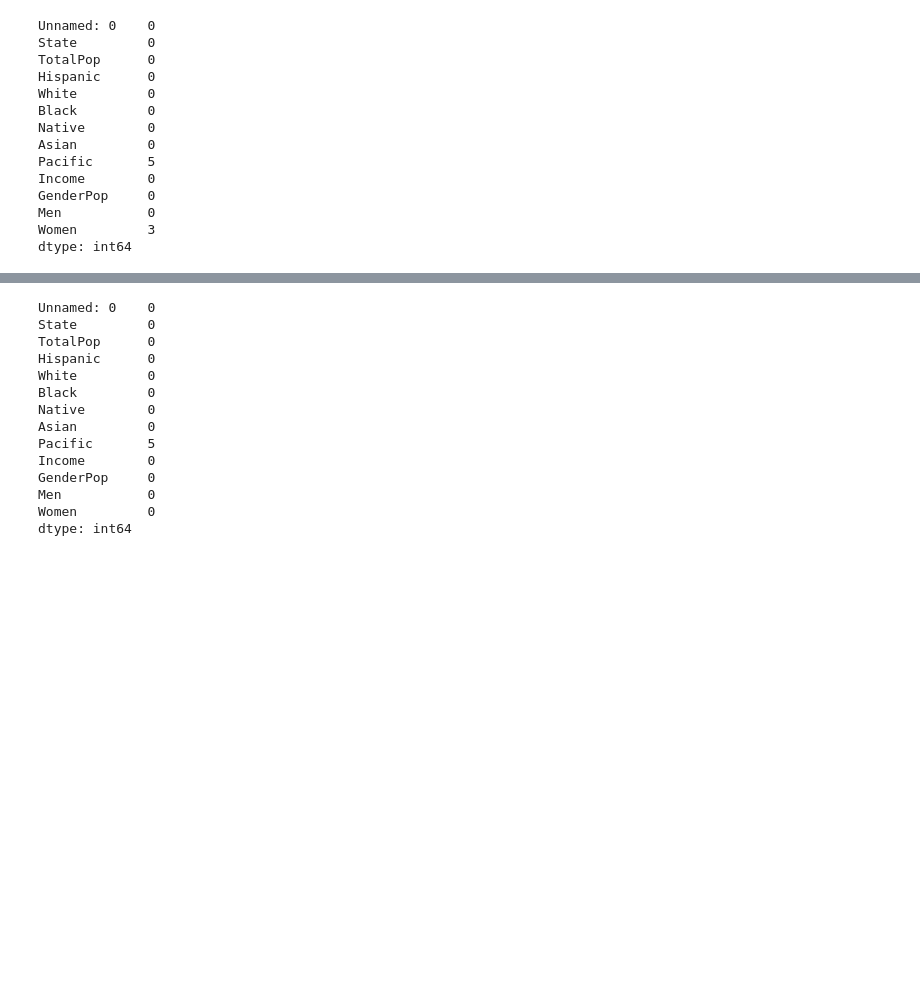
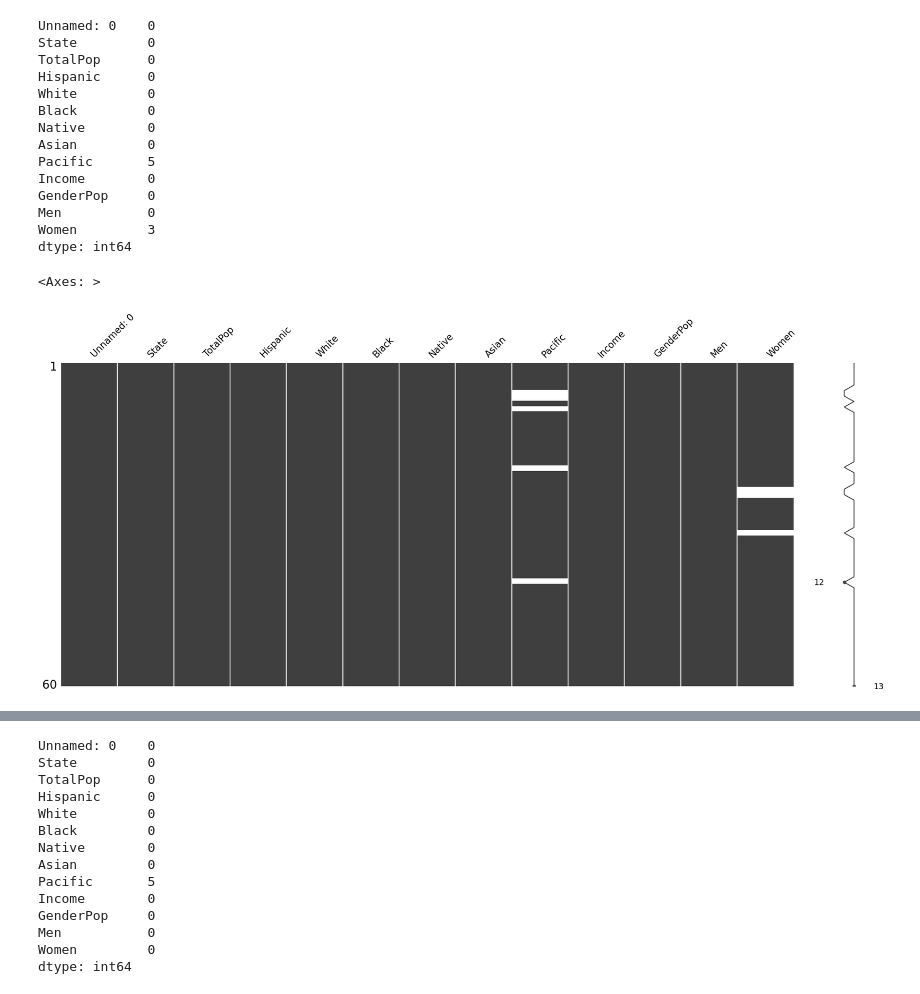
Before and after one commit to LiZoMark841619/US_Census, a Jupyter notebook: Cleaning US Census Data.ipynb, the cells around one changed output, grey strips where cells are left out. Drawn from its saved outputs; the diff is of its cells as text; code cells hidden in the pictures; blank space fills up the shorter version.

```diff
--- a/Cleaning US Census Data.ipynb
+++ b/Cleaning US Census Data.ipynb
@@ -189,3 +190,8 @@ GenderPop     0
 Men           0
 Women         3
 dtype: int64
+# %%
+msno.matrix(us_census)
+# %% [output]
+<Axes: >
+[figure, added]
```
Also changed, not shown: parts of 2 cells of this notebook.
